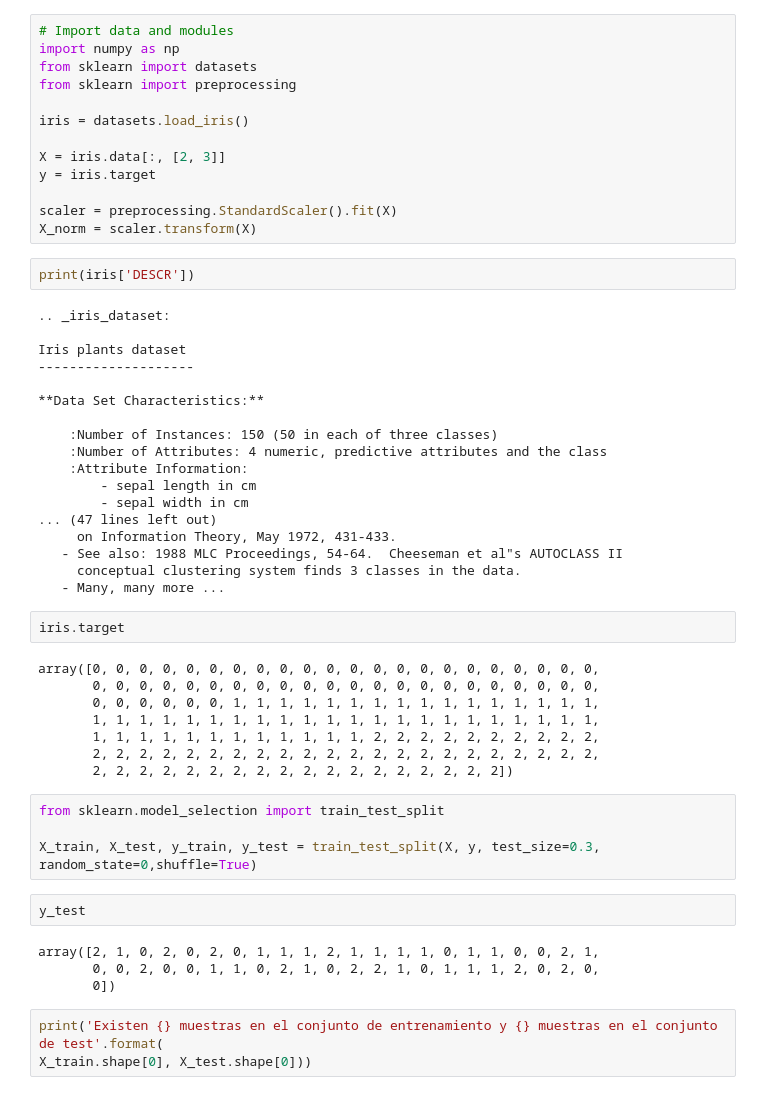
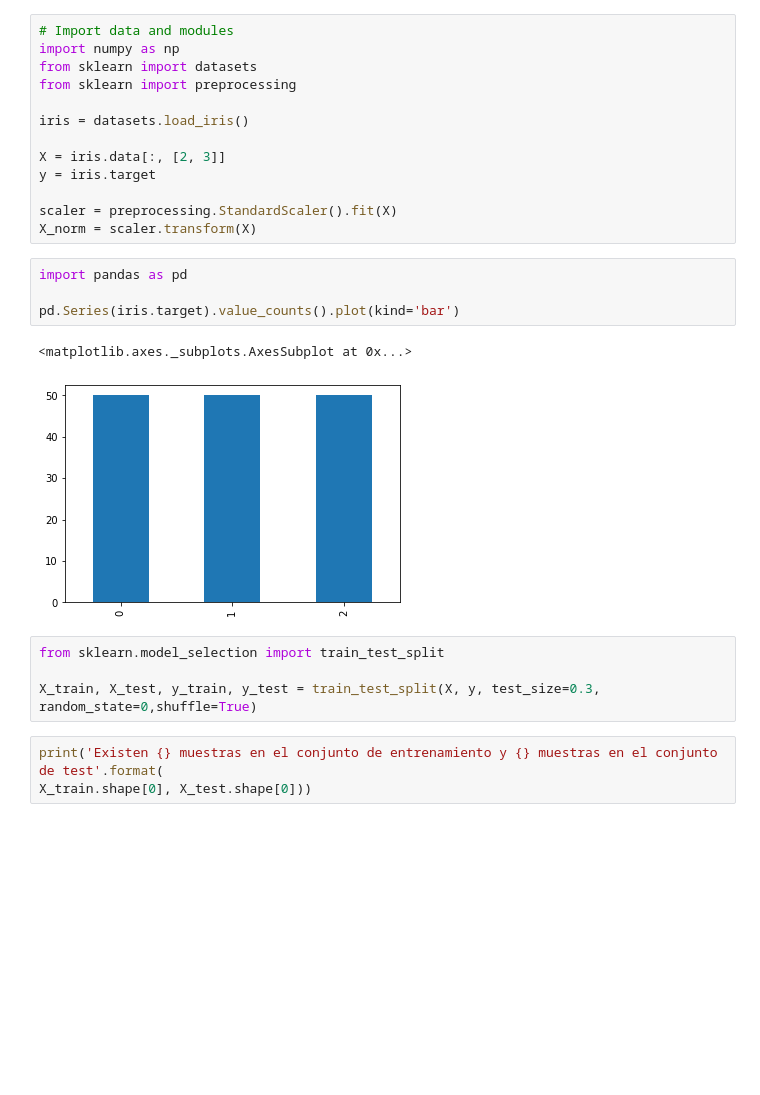
Before and after one commit to sherna90/mineria_datos, a Jupyter notebook: 4.-modelos_lineales_clasificacion.ipynb, the cells around one changed output. Drawn from its saved outputs; the diff is of its cells as text; blank space fills up the shorter version.

```diff
--- a/4.-modelos_lineales_clasificacion.ipynb
+++ b/4.-modelos_lineales_clasificacion.ipynb
@@ -13,46 +13,17 @@ y = iris.target
 
 scaler = preprocessing.StandardScaler().fit(X)
 X_norm = scaler.transform(X)
-# %%
-print(iris['DESCR'])
-# %% [output]
-.. _iris_dataset:
-
-Iris plants dataset
---------------------
-
-**Data Set Characteristics:**
-
-    :Number of Instances: 150 (50 in each of three classes)
-    :Number of Attributes: 4 numeric, predictive attributes and the class
-    :Attribute Information:
-        - sepal length in cm
-        - sepal width in cm
-... (47 lines left out)
-     on Information Theory, May 1972, 431-433.
-   - See also: 1988 MLC Proceedings, 54-64.  Cheeseman et al"s AUTOCLASS II
-     conceptual clustering system finds 3 classes in the data.
-   - Many, many more ...
-# %%
-iris.target
-# %% [output]
-array([0, 0, 0, 0, 0, 0, 0, 0, 0, 0, 0, 0, 0, 0, 0, 0, 0, 0, 0, 0, 0, 0,
-       0, 0, 0, 0, 0, 0, 0, 0, 0, 0, 0, 0, 0, 0, 0, 0, 0, 0, 0, 0, 0, 0,
-       0, 0, 0, 0, 0, 0, 1, 1, 1, 1, 1, 1, 1, 1, 1, 1, 1, 1, 1, 1, 1, 1,
-       1, 1, 1, 1, 1, 1, 1, 1, 1, 1, 1, 1, 1, 1, 1, 1, 1, 1, 1, 1, 1, 1,
-       1, 1, 1, 1, 1, 1, 1, 1, 1, 1, 1, 1, 2, 2, 2, 2, 2, 2, 2, 2, 2, 2,
-       2, 2, 2, 2, 2, 2, 2, 2, 2, 2, 2, 2, 2, 2, 2, 2, 2, 2, 2, 2, 2, 2,
-       2, 2, 2, 2, 2, 2, 2, 2, 2, 2, 2, 2, 2, 2, 2, 2, 2, 2])
+# %%
+import pandas as pd
+
+pd.Series(iris.target).value_counts().plot(kind='bar')
+# %% [output]
+<matplotlib.axes._subplots.AxesSubplot at 0x...>
+[figure, added]
 # %%
 from sklearn.model_selection import train_test_split
 
 X_train, X_test, y_train, y_test = train_test_split(X, y, test_size=0.3, random_state=0,shuffle=True)
-# %%
-y_test
-# %% [output]
-array([2, 1, 0, 2, 0, 2, 0, 1, 1, 1, 2, 1, 1, 1, 1, 0, 1, 1, 0, 0, 2, 1,
-       0, 0, 2, 0, 0, 1, 1, 0, 2, 1, 0, 2, 2, 1, 0, 1, 1, 1, 2, 0, 2, 0,
-       0])
 # %%
 print('Existen {} muestras en el conjunto de entrenamiento y {} muestras en el conjunto de test'.format(
 X_train.shape[0], X_test.shape[0]))
```
Also changed, not shown: parts of 14 cells of this notebook.
